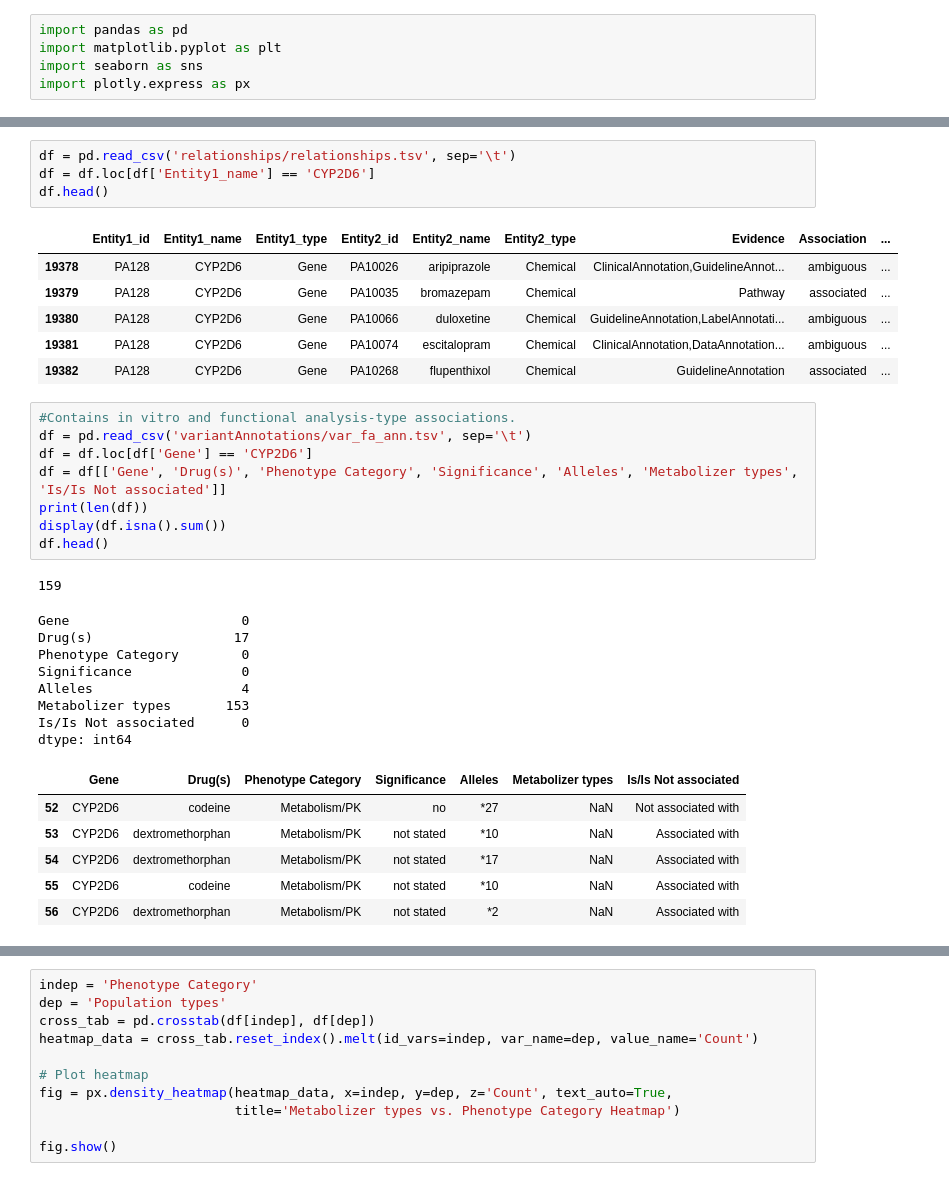
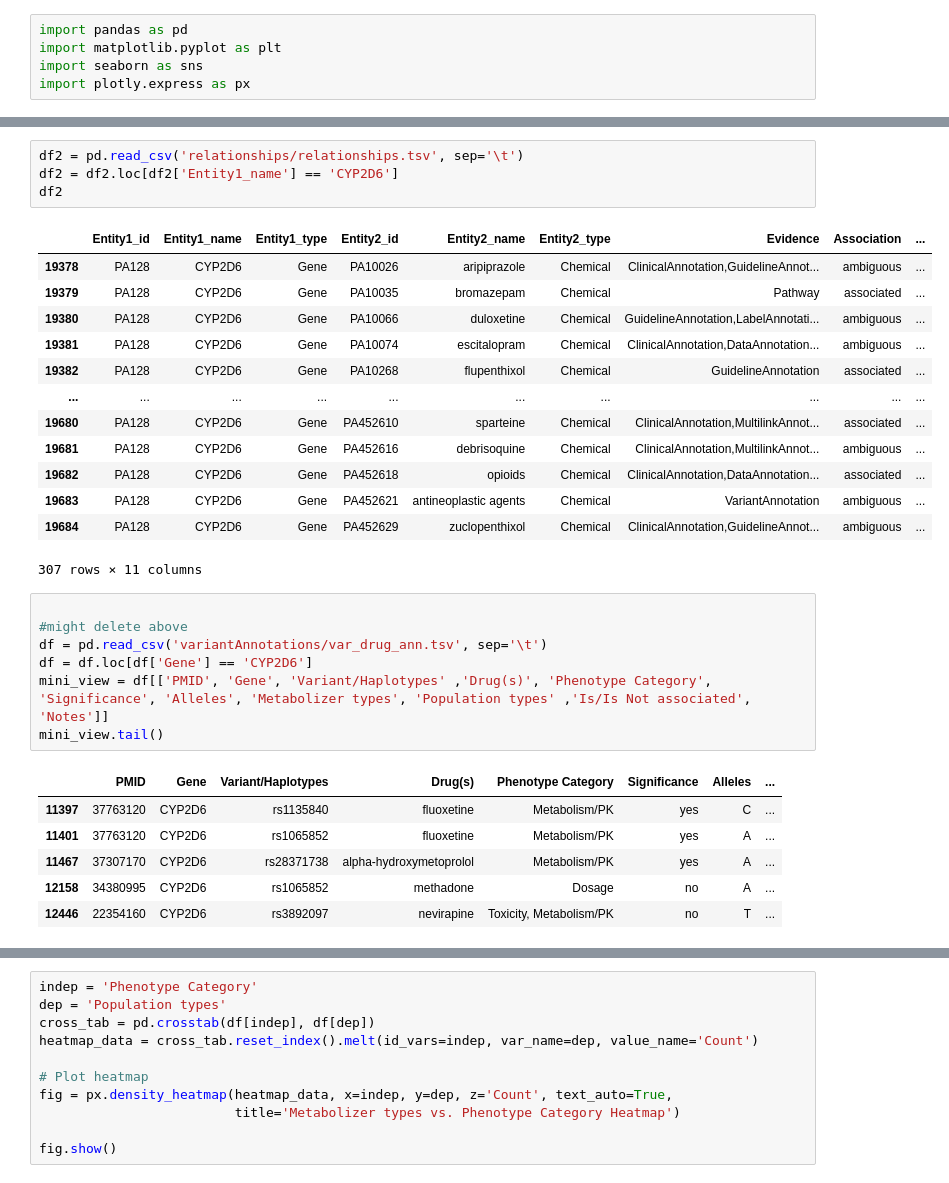
Before and after one commit to ds-modules/ecc-biology, a Jupyter notebook: enzymes/enzymes_bioinformatics.ipynb, the cells around one changed output, grey strips where cells are left out. Drawn from its saved outputs; the diff is of its cells as text.

```diff
--- a/enzymes/enzymes_bioinformatics.ipynb
+++ b/enzymes/enzymes_bioinformatics.ipynb
@@ -13,35 +44,32 @@ import plotly.express as px
 # %%
-df = pd.read_csv('relationships/relationships.tsv', sep='\t')
-df = df.loc[df['Entity1_name'] == 'CYP2D6']
-df.head()
+df2 = pd.read_csv('relationships/relationships.tsv', sep='\t')
+df2 = df2.loc[df2['Entity1_name'] == 'CYP2D6']
+df2
 # %% [output]
 |  | Entity1_id | Entity1_name | Entity1_type | Entity2_id | Entity2_name | Entity2_type | Evidence | Association | ... |
 | 19378 | PA128 | CYP2D6 | Gene | PA10026 | aripiprazole | Chemical | ClinicalAnnotation,GuidelineAnnot... | ambiguous | ... |
 | 19379 | PA128 | CYP2D6 | Gene | PA10035 | bromazepam | Chemical | Pathway | associated | ... |
 | 19380 | PA128 | CYP2D6 | Gene | PA10066 | duloxetine | Chemical | GuidelineAnnotation,LabelAnnotati... | ambiguous | ... |
 | 19381 | PA128 | CYP2D6 | Gene | PA10074 | escitalopram | Chemical | ClinicalAnnotation,DataAnnotation... | ambiguous | ... |
 | 19382 | PA128 | CYP2D6 | Gene | PA10268 | flupenthixol | Chemical | GuidelineAnnotation | associated | ... |
+| ... | ... | ... | ... | ... | ... | ... | ... | ... | ... |
+| 19680 | PA128 | CYP2D6 | Gene | PA452610 | sparteine | Chemical | ClinicalAnnotation,MultilinkAnnot... | associated | ... |
+| 19681 | PA128 | CYP2D6 | Gene | PA452616 | debrisoquine | Chemical | ClinicalAnnotation,MultilinkAnnot... | ambiguous | ... |
+| 19682 | PA128 | CYP2D6 | Gene | PA452618 | opioids | Chemical | ClinicalAnnotation,DataAnnotation... | associated | ... |
+| 19683 | PA128 | CYP2D6 | Gene | PA452621 | antineoplastic agents | Chemical | VariantAnnotation | ambiguous | ... |
+| 19684 | PA128 | CYP2D6 | Gene | PA452629 | zuclopenthixol | Chemical | ClinicalAnnotation,GuidelineAnnot... | ambiguous | ... |
+307 rows × 11 columns
 # %%
-#Contains in vitro and functional analysis-type associations.
-df = pd.read_csv('variantAnnotations/var_fa_ann.tsv', sep='\t')
+
+#might delete above
+df = pd.read_csv('variantAnnotations/var_drug_ann.tsv', sep='\t')
 df = df.loc[df['Gene'] == 'CYP2D6']
-df = df[['Gene', 'Drug(s)', 'Phenotype Category', 'Significance', 'Alleles', 'Metabolizer types', 'Is/Is Not associated']]
-print(len(df))
-display(df.isna().sum())
-df.head()
+mini_view = df[['PMID', 'Gene', 'Variant/Haplotypes' ,'Drug(s)', 'Phenotype Category', 'Significance', 'Alleles', 'Metabolizer types', 'Population types' ,'Is/Is Not associated', 'Notes']]
+mini_view.tail()
 # %% [output]
-159
-Gene                      0
-Drug(s)                  17
-Phenotype Category        0
-Significance              0
-Alleles                   4
-Metabolizer types       153
-Is/Is Not associated      0
-dtype: int64
-|  | Gene | Drug(s) | Phenotype Category | Significance | Alleles | Metabolizer types | Is/Is Not associated |
-| 52 | CYP2D6 | codeine | Metabolism/PK | no | *27 | NaN | Not associated with |
-| 53 | CYP2D6 | dextromethorphan | Metabolism/PK | not stated | *10 | NaN | Associated with |
-| 54 | CYP2D6 | dextromethorphan | Metabolism/PK | not stated | *17 | NaN | Associated with |
-| 55 | CYP2D6 | codeine | Metabolism/PK | not stated | *10 | NaN | Associated with |
-| 56 | CYP2D6 | dextromethorphan | Metabolism/PK | not stated | *2 | NaN | Associated with |
+|  | PMID | Gene | Variant/Haplotypes | Drug(s) | Phenotype Category | Significance | Alleles | ... |
+| 11397 | 37763120 | CYP2D6 | rs1135840 | fluoxetine | Metabolism/PK | yes | C | ... |
+| 11401 | 37763120 | CYP2D6 | rs1065852 | fluoxetine | Metabolism/PK | yes | A | ... |
+| 11467 | 37307170 | CYP2D6 | rs28371738 | alpha-hydroxymetoprolol | Metabolism/PK | yes | A | ... |
+| 12158 | 34380995 | CYP2D6 | rs1065852 | methadone | Dosage | no | A | ... |
+| 12446 | 22354160 | CYP2D6 | rs3892097 | nevirapine | Toxicity, Metabolism/PK | no | T | ... |
```
Also changed, not shown: parts of 8 cells of this notebook.
